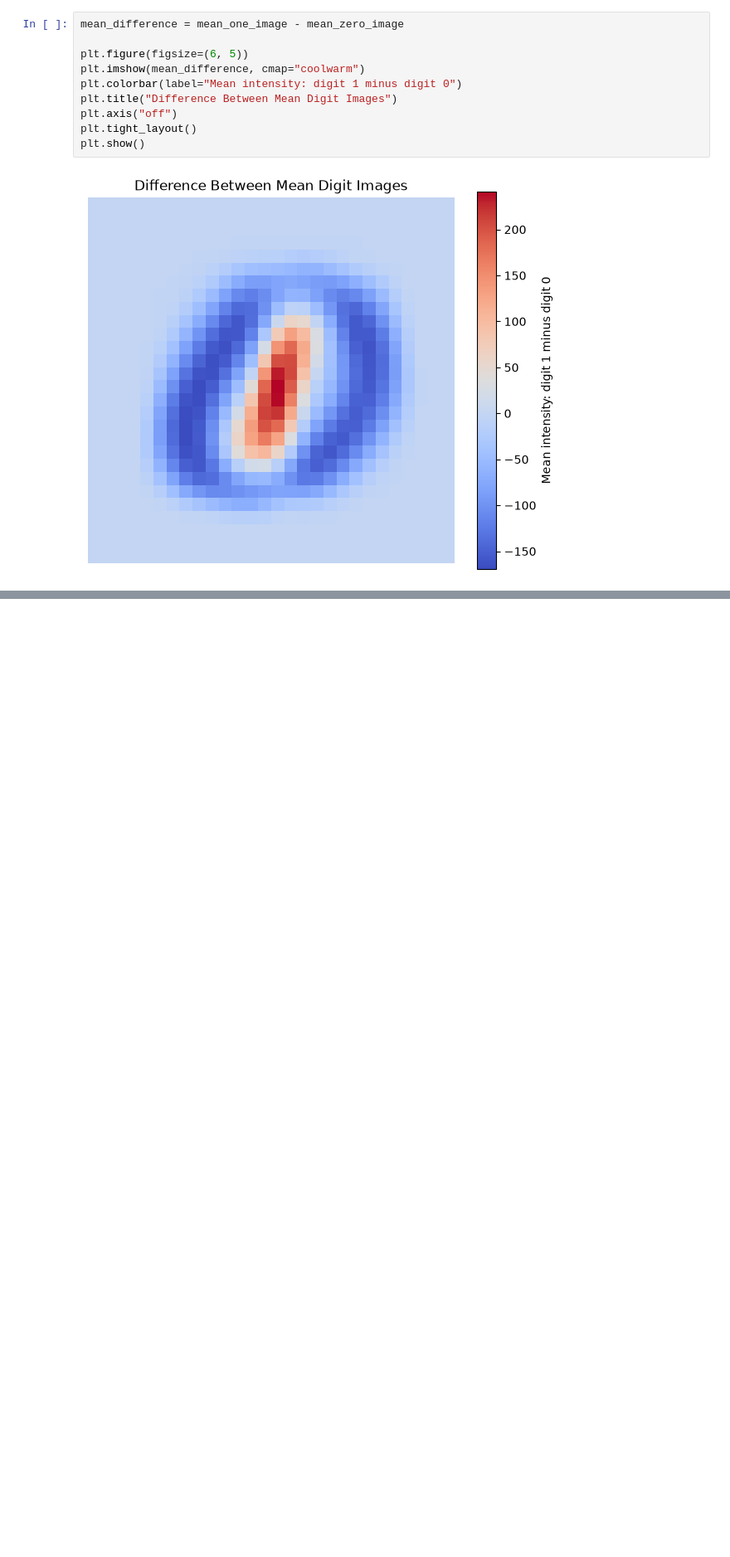
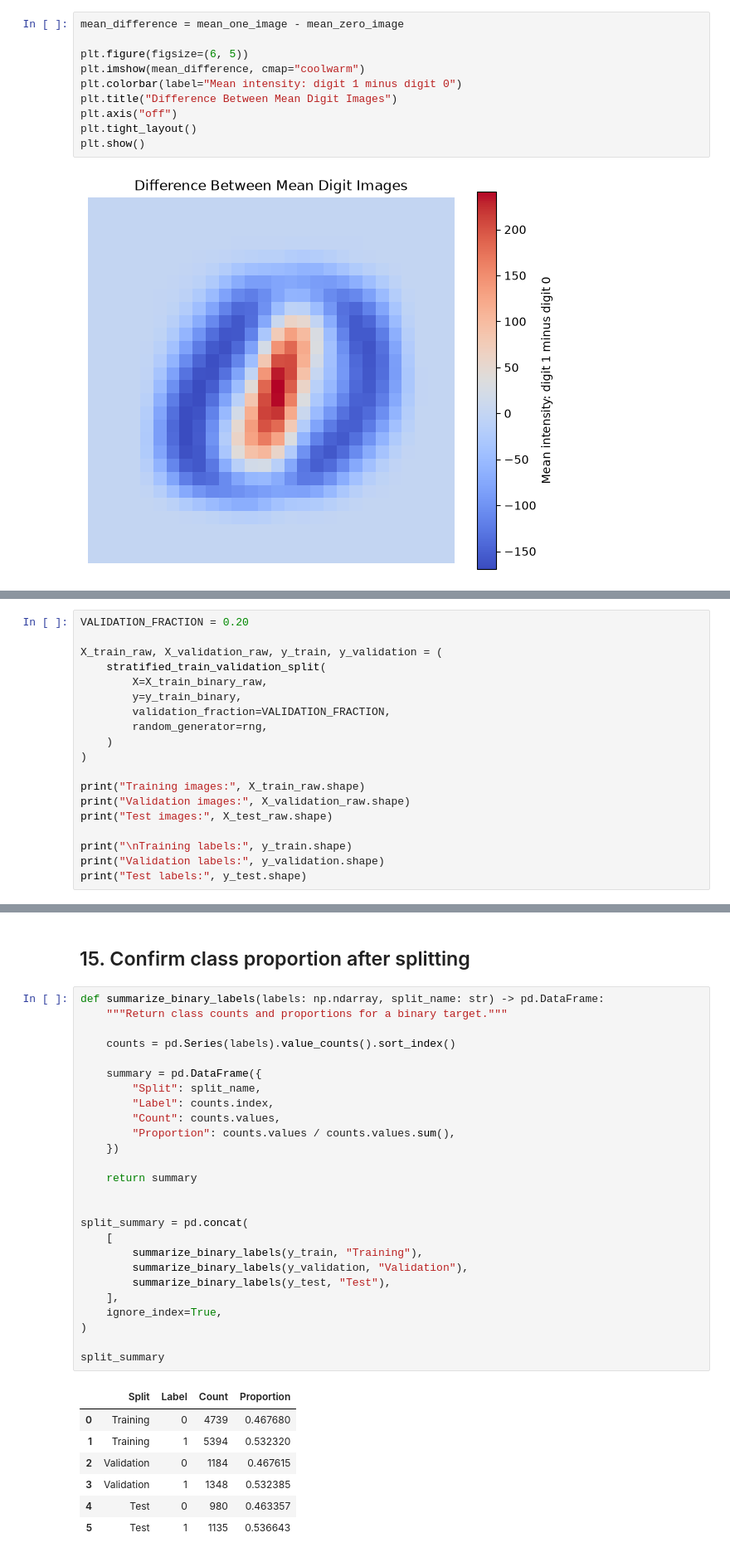
Before and after one commit to KevTJ/kj-project-portfolio, a Jupyter notebook: Research/Neural_Network_Implementation_Computational_Efficiency_Analysis/01_mnist_binary_data_preparation.ipynb, the cells around one changed output, grey strips where cells are left out. Shown at 83% size. Cells and saved outputs as stored; diff of their text form; blank space fills up the shorter version.

```diff
--- a/Research/Neural_Network_Implementation_Computational_Efficiency_Analysis/01_mnist_binary_data_preparation.ipynb
+++ b/Research/Neural_Network_Implementation_Computational_Efficiency_Analysis/01_mnist_binary_data_preparation.ipynb
@@ -561,0 +627,19 @@ studying forward propagation, backpropagation, and implementation efficiency.
+# %%
+VALIDATION_FRACTION = 0.20
+
+X_train_raw, X_validation_raw, y_train, y_validation = (
+    stratified_train_validation_split(
+        X=X_train_binary_raw,
+        y=y_train_binary,
+        validation_fraction=VALIDATION_FRACTION,
+        random_generator=rng,
+    )
+)
+
+print("Training images:", X_train_raw.shape)
+print("Validation images:", X_validation_raw.shape)
+print("Test images:", X_test_raw.shape)
+
+print("\nTraining labels:", y_train.shape)
+print("Validation labels:", y_validation.shape)
+print("Test labels:", y_test.shape)
@@ -561,0 +670,36 @@ studying forward propagation, backpropagation, and implementation efficiency.
+# %% [markdown]
+## 15. Confirm class proportion after splitting
+# %%
+def summarize_binary_labels(labels: np.ndarray, split_name: str) -> pd.DataFrame:
+    """Return class counts and proportions for a binary target."""
+
+    counts = pd.Series(labels).value_counts().sort_index()
+
+    summary = pd.DataFrame({
+        "Split": split_name,
+        "Label": counts.index,
+        "Count": counts.values,
+        "Proportion": counts.values / counts.values.sum(),
+    })
+
+    return summary
+
+
+split_summary = pd.concat(
+    [
+        summarize_binary_labels(y_train, "Training"),
+        summarize_binary_labels(y_validation, "Validation"),
+        summarize_binary_labels(y_test, "Test"),
+    ],
+    ignore_index=True,
+)
+
+split_summary
+# %% [output]
+|  | Split | Label | Count | Proportion |
+| 0 | Training | 0 | 4739 | 0.467680 |
+| 1 | Training | 1 | 5394 | 0.532320 |
+| 2 | Validation | 0 | 1184 | 0.467615 |
+| 3 | Validation | 1 | 1348 | 0.532385 |
+| 4 | Test | 0 | 980 | 0.463357 |
+| 5 | Test | 1 | 1135 | 0.536643 |
```
Also changed, not shown: parts of 36 cells of this notebook, 3 other files.
